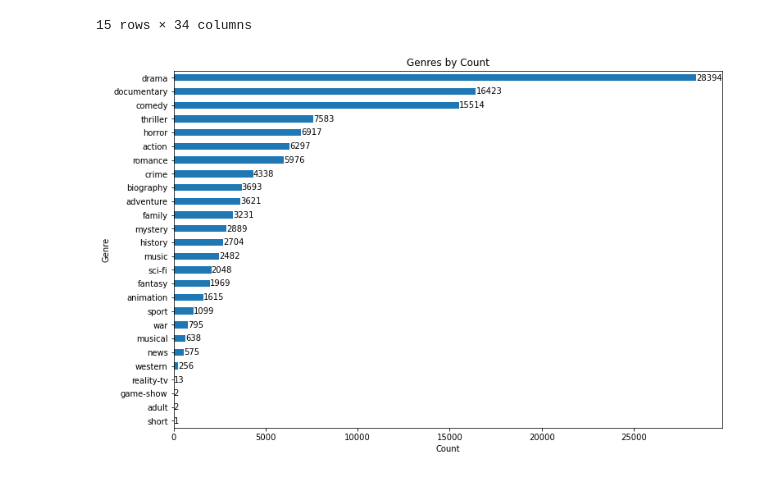
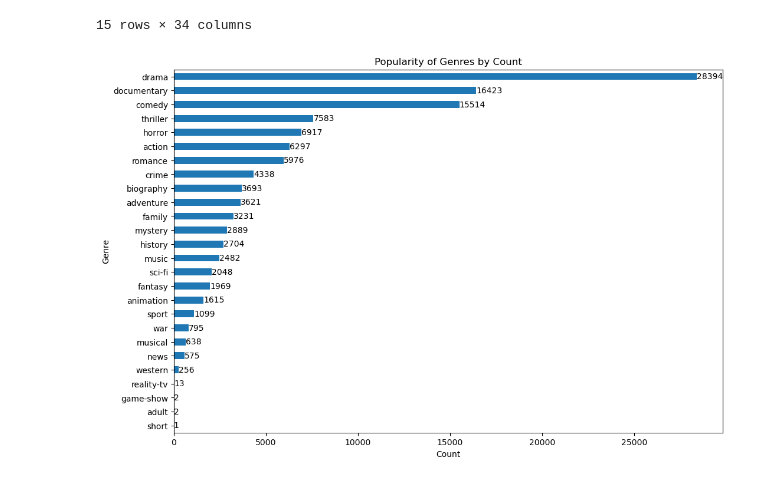
Before and after one commit to Ogam-Alvin/Phase2Project, a Jupyter notebook: movie_recomendation.ipynb, the cells around one changed output. Drawn from its saved outputs; the diff is of its cells as text; code cells hidden in the pictures.

```diff
--- a/movie_recomendation.ipynb
+++ b/movie_recomendation.ipynb
@@ -532,17 +542,18 @@ mbr.head(15)
 | 14 | tt0159369 | Cooper and Hemingway: The True Gen | Cooper and Hemingway: The True Gen | 2013 | 180.0 | documentary | 7.6 | 53 | ... |
 15 rows × 34 columns
 # %%
+#Now let us crate a bargrph that shows all this information and sort with the most popular by count
 genre_counts = mbr[mbr_unique_genres].sum()
 plt.figure(figsize=(12, 8))
 ax = genre_counts.sort_values().plot(kind='barh')
 for p in ax.patches:
     width = p.get_width()
     ax.text(width + 0.1, p.get_y() + p.get_height() / 2, int(width),
             ha='left', va='center', color='black')
 
-plt.title('Genres by Count')
+plt.title('Popularity of Genres by Count')
 plt.xlabel('Count')
 plt.ylabel('Genre')
 plt.show();
 # %% [output]
-[figure, old version]
+[figure, new version]
```
Also changed, not shown: parts of 31 cells of this notebook.
